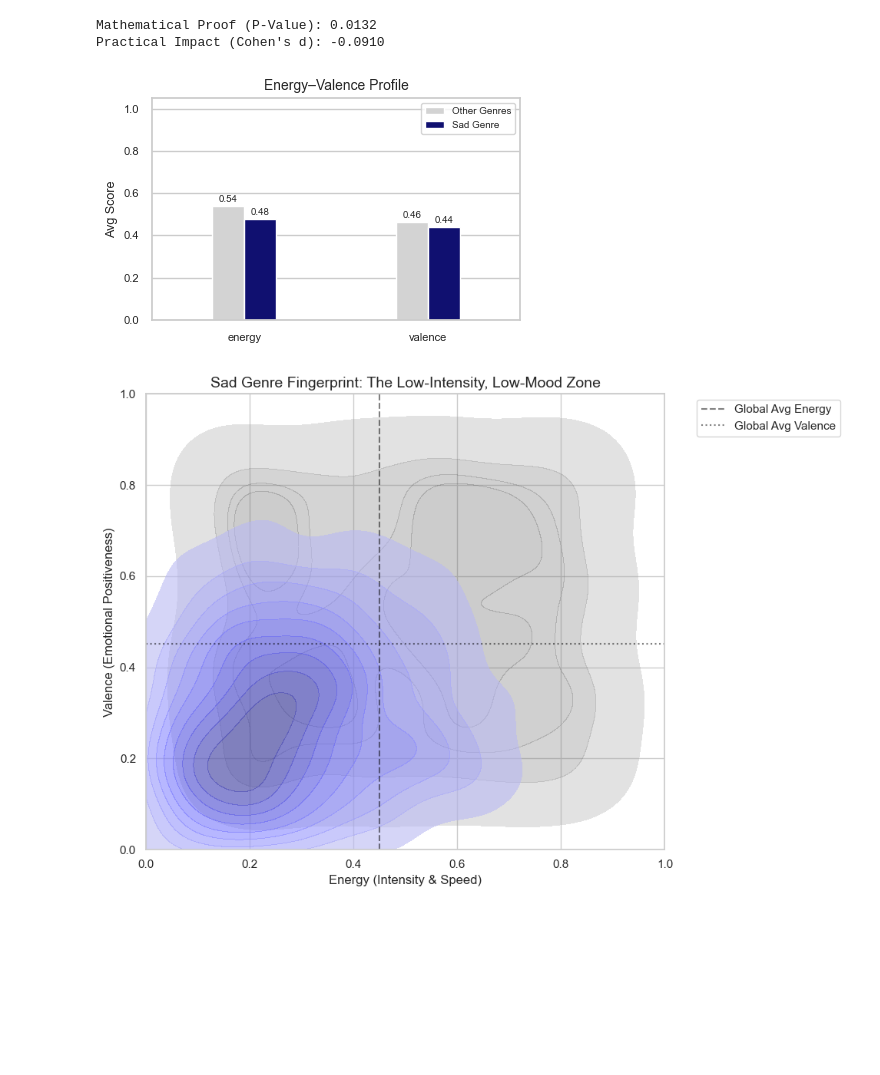
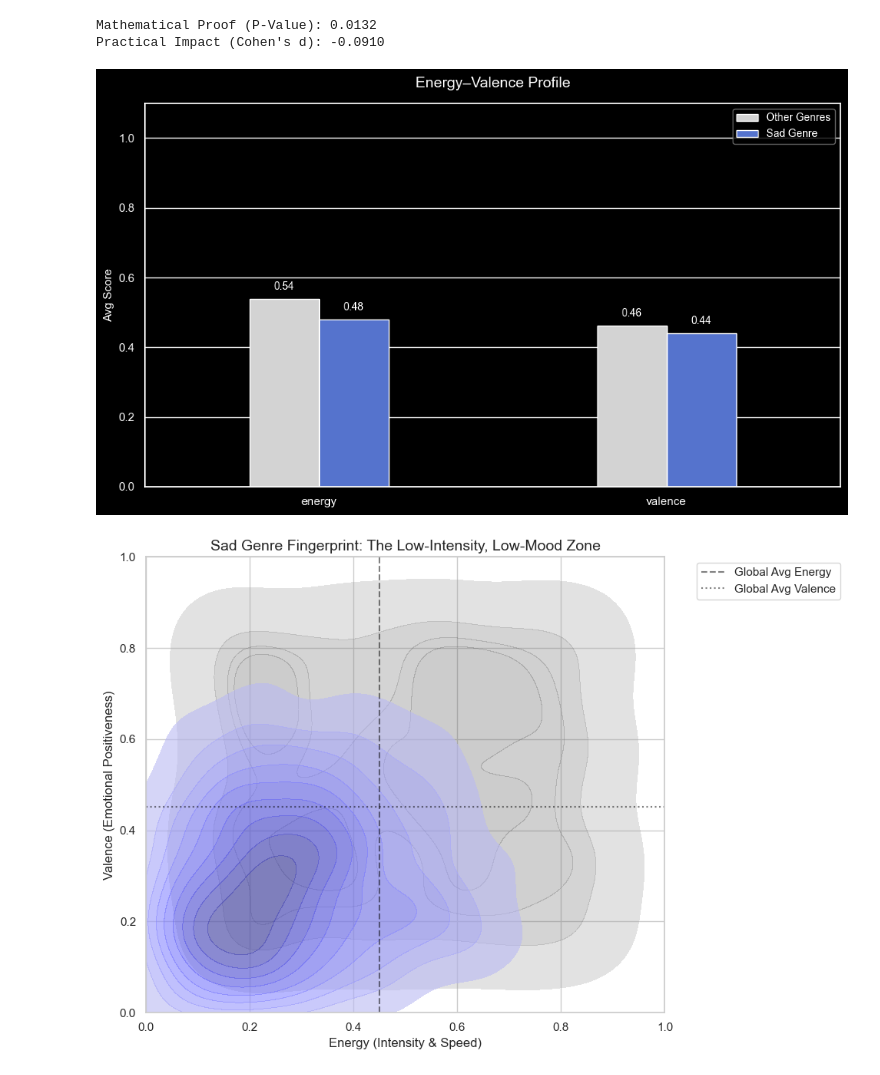
Before and after one commit to sarthaksgrid/spotify_api_analysis, a Jupyter notebook: 03_sad.ipynb, the cells around one changed output. Saved outputs shown, nothing was run; the diff lists cells and outputs as text; code cells hidden in the pictures; blank space fills up the shorter version.

```diff
--- a/03_sad.ipynb
+++ b/03_sad.ipynb
@@ -153,49 +193,54 @@ if 'sad_status' not in df.columns:
 
 # 2. Create the missing 'melted_sad_stats' variable
 melted_sad_stats = df.melt(
     id_vars=['sad_status'],
     value_vars=['energy', 'valence'],
     var_name='Metric',
     value_name='Average Score'
 )
 
-# 3. Plotting
-plt.figure(figsize=(4.5, 3))
+# 3. Plotting - Visual Adjustments for Black Background
+plt.style.use('dark_background')
+plt.figure(figsize=(10, 6), facecolor='black')
+ax = plt.gca()
+ax.set_facecolor('black')
 
 sns.barplot(
     data=melted_sad_stats,
     x='Metric',
     y='Average Score',
     hue='sad_status',
-    palette={'Sad Genre': 'navy', 'Other Genres': 'lightgrey'},
-    width=0.35,
-    errorbar=None # Ensures it shows the average cleanly
+    palette={'Sad Genre': 'royalblue', 'Other Genres': 'lightgrey'}, # Swapped navy for royalblue for visibility
+    width=0.4,
+    errorbar=None
 )
 
-plt.title("Energy–Valence Profile", fontsize=10)
-plt.ylabel("Avg Score", fontsize=9)
+plt.title("Energy–Valence Profile", fontsize=14, pad=15)
+plt.ylabel("Avg Score", fontsize=11)
 plt.xlabel("")
-plt.ylim(0, 1.05)
-plt.xticks(fontsize=8)
-plt.yticks(fontsize=8)
+plt.ylim(0, 1.1)
+plt.xticks(fontsize=11)
+plt.yticks(fontsize=11)
 
-# Adding data labels for clarity
-for p in plt.gca().patches:
+# Adding data labels with adjusted size and contrast
+for p in ax.patches:
     h = p.get_height()
     if h > 0:
-        plt.text(
+        ax.text(
             p.get_x() + p.get_width() / 2,
             h + 0.02,
             f'{h:.2f}',
             ha='center',
-            fontsize=7
+            va='bottom',
+            fontsize=10,
+            color='white'
         )
 
-plt.legend(title="", fontsize=7)
+plt.legend(title="", fontsize=10, facecolor='black', edgecolor='gray')
 plt.tight_layout()
 plt.show()
 # %% [output]
-[figure, old version]
+[figure, new version]
 # %%
 import matplotlib.pyplot as plt
 import seaborn as sns
```
Also changed, not shown: parts of 3 cells of this notebook, 15 other files.
